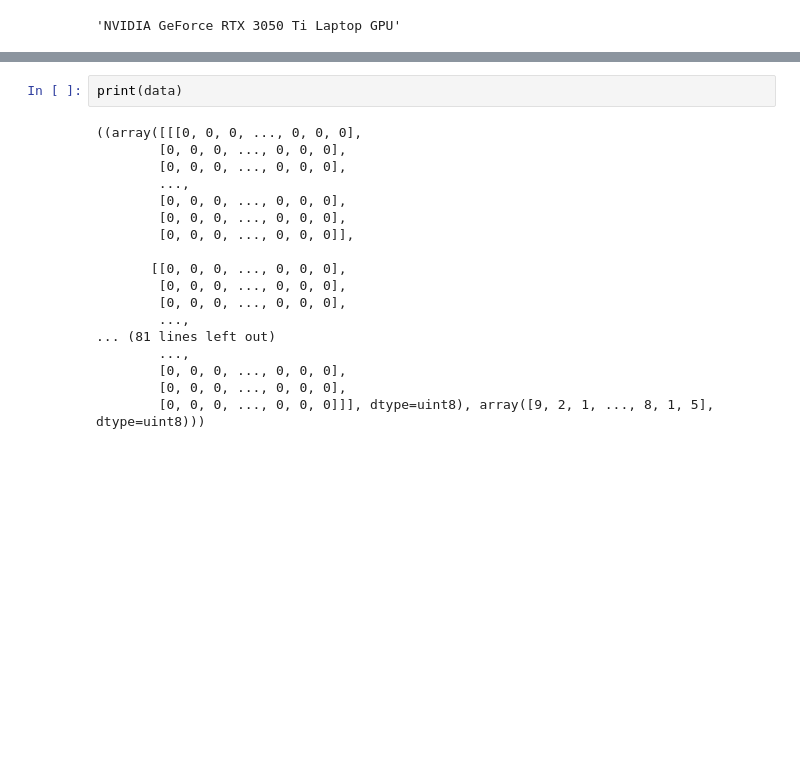
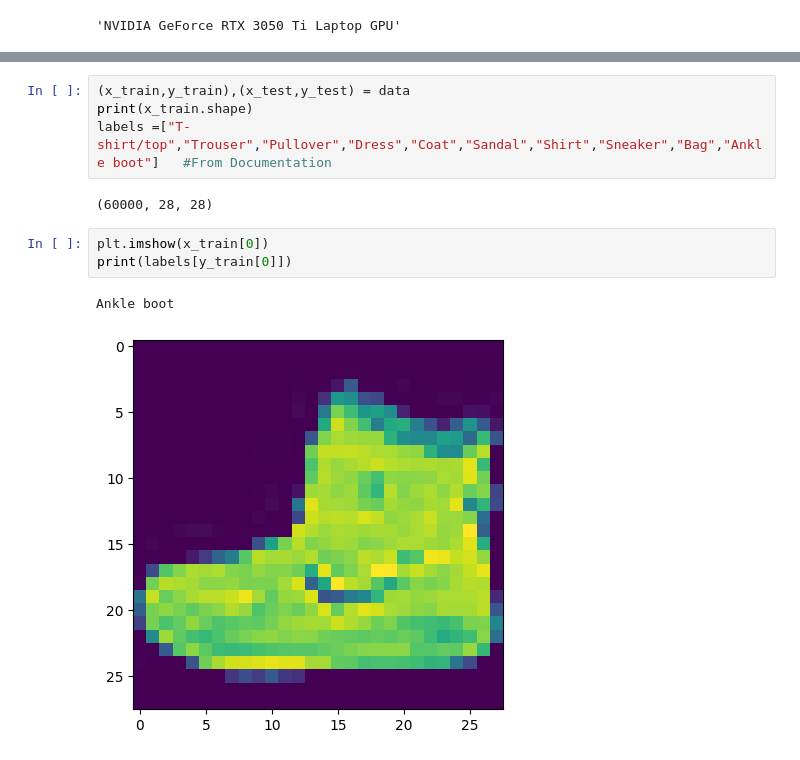
Before and after one commit to omshinde9898/models, a Jupyter notebook: tf_fashion_mnist.ipynb, the cells around one changed output, grey strips where cells are left out. Cells and saved outputs as stored; diff of their text form; blank space fills up the shorter version.

Commit message:
base model training

```diff
--- a/tf_fashion_mnist.ipynb
+++ b/tf_fashion_mnist.ipynb
@@ -22,20 +13,12 @@ Downloading data from https://storage.googleapis.com/tensorflow/tf-keras-dataset
-# %%
-print(data)
-# %% [output]
-((array([[[0, 0, 0, ..., 0, 0, 0],
-        [0, 0, 0, ..., 0, 0, 0],
-        [0, 0, 0, ..., 0, 0, 0],
-        ...,
-        [0, 0, 0, ..., 0, 0, 0],
-        [0, 0, 0, ..., 0, 0, 0],
-        [0, 0, 0, ..., 0, 0, 0]],
-
-       [[0, 0, 0, ..., 0, 0, 0],
-        [0, 0, 0, ..., 0, 0, 0],
-        [0, 0, 0, ..., 0, 0, 0],
-        ...,
-... (81 lines left out)
-        ...,
-        [0, 0, 0, ..., 0, 0, 0],
-        [0, 0, 0, ..., 0, 0, 0],
-        [0, 0, 0, ..., 0, 0, 0]]], dtype=uint8), array([9, 2, 1, ..., 8, 1, 5], dtype=uint8)))
+# %%
+(x_train,y_train),(x_test,y_test) = data
+print(x_train.shape)
+labels =["T-shirt/top","Trouser","Pullover","Dress","Coat","Sandal","Shirt","Sneaker","Bag","Ankle boot"]   #From Documentation
+# %% [output]
+(60000, 28, 28)
+# %%
+plt.imshow(x_train[0])
+print(labels[y_train[0]])
+# %% [output]
+Ankle boot
+[figure, added]
```
Also changed, not shown: parts of 10 cells of this notebook.
